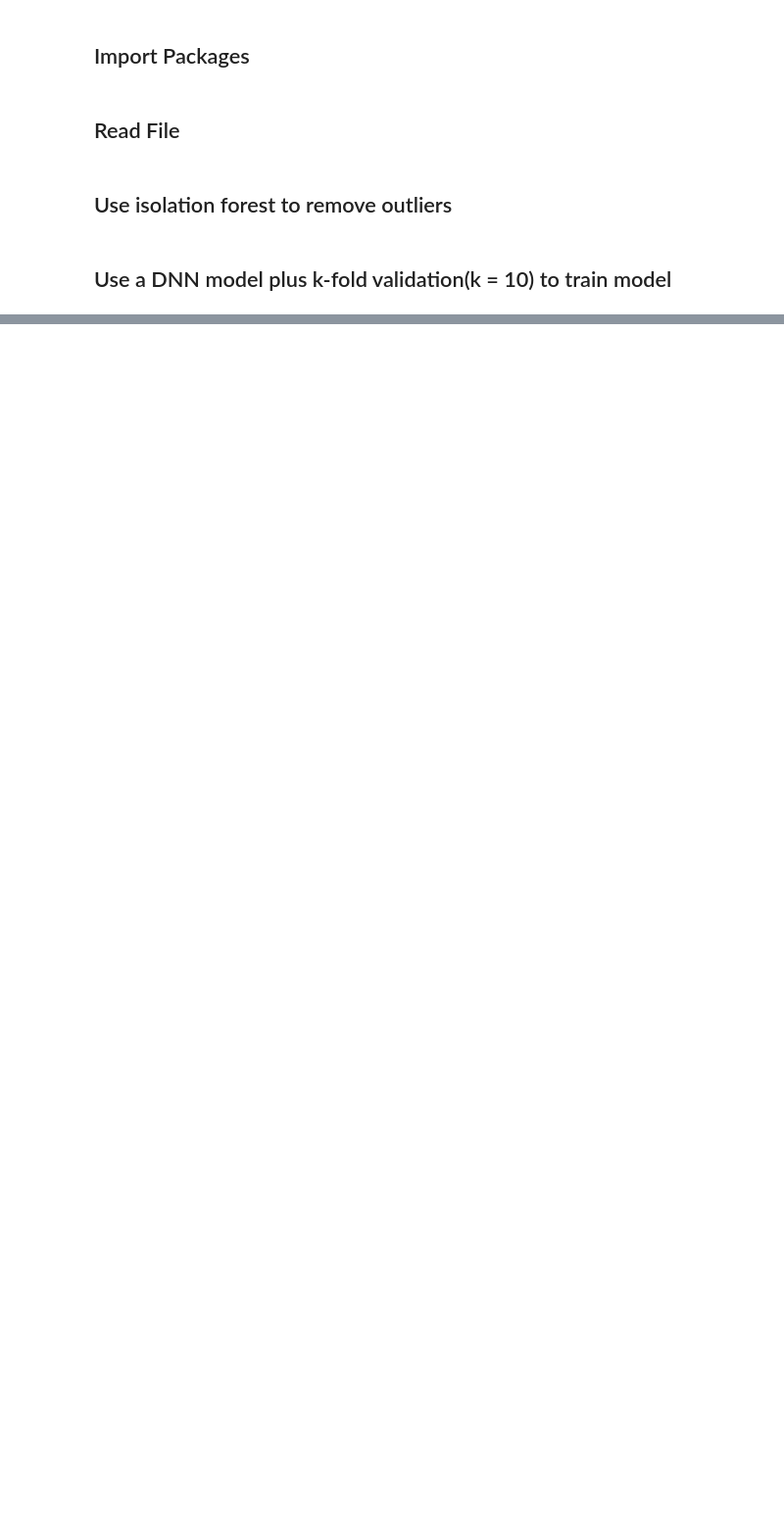
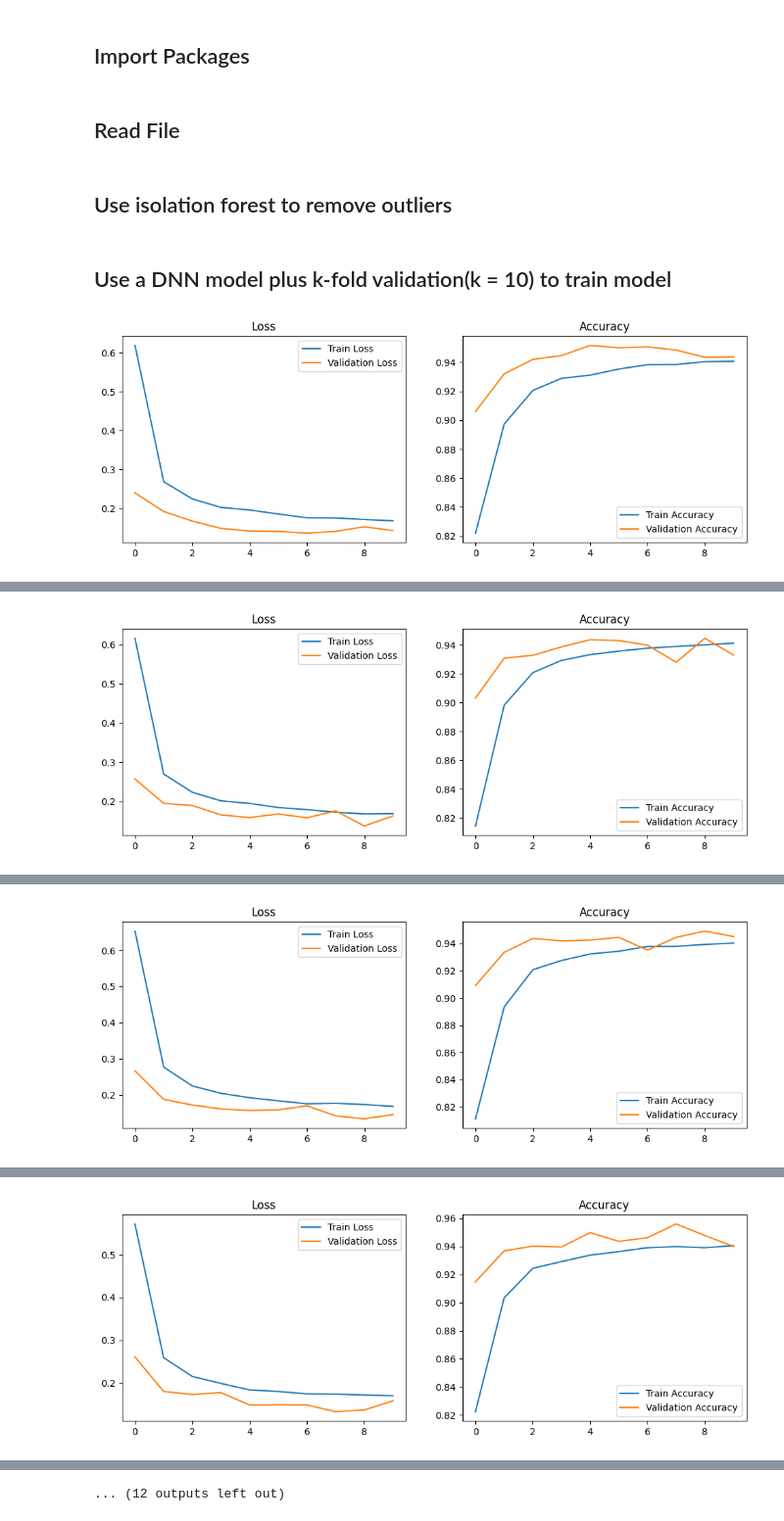
Before and after one commit to NoBugInMyCode/CV_research_project, a Jupyter notebook: ML.ipynb, the cells around one changed output, grey strips where cells are left out. Shown at 98% size. Cells and saved outputs as stored; diff of their text form; code cells hidden in the pictures; blank space fills up the shorter version.

```diff
--- a/ML.ipynb
+++ b/ML.ipynb
@@ -29,47 +32,85 @@ y = y[outliers == -1]
 # %%
 kf = StratifiedKFold(n_splits=10, shuffle=True, random_state=42)
 
-# 为每一折的结果创建空列表
 accuracy = []
+all_y_val = []
+all_y_pred_val = []
 
-# 在k折交叉验证中循环
 for train_index, val_index in kf.split(X, y):
     X_train, X_val = X[train_index], X[val_index]
     y_train, y_val = y[train_index], y[val_index]
 
-    # 2. 定义深度学习模型
     model = keras.Sequential([
         layers.Dense(256, activation='relu', input_shape=(6,)),
         layers.Dropout(0.5),
         layers.Dense(128, activation='relu'),
         layers.Dropout(0.5),
         layers.Dense(64, activation='relu'),
         layers.Dropout(0.5),
         layers.Dense(1, activation='sigmoid')
     ])
 
     model.compile(optimizer='adam', loss='binary_crossentropy', metrics=['accuracy'])
+    history = model.fit(X_train, y_train, epochs=10, batch_size=32, validation_data=(X_val, y_val), verbose=0)
 
-    # 3. 训练模型
-    history = model.fit(X_train, y_train, epochs=10, batch_size=32, validation_data=(X_val, y_val), verbose=1)
     plt.figure(figsize=(12, 4))
 
     plt.subplot(1, 2, 1)
     plt.plot(history.history['loss'], label='Train Loss')
     plt.plot(history.history['val_loss'], label='Validation Loss')
     plt.legend()
     plt.title('Loss')
 
-    # 绘制训练和验证的准确率
     plt.subplot(1, 2, 2)
     plt.plot(history.history['accuracy'], label='Train Accuracy')
     plt.plot(history.history['val_accuracy'], label='Validation Accuracy')
     plt.legend()
     plt.title('Accuracy')
 
     plt.show()
-    # 保存验证准确率
+
+    y_pred_val = model.predict(X_val)
+    all_y_val.extend(y_val)
+    all_y_pred_val.extend(y_pred_val)
     accuracy.append(history.history['val_accuracy'][-1])
 
-# 打印平均验证准确率
 print(f"Mean validation accuracy: {sum(accuracy)/len(accuracy):.4f}")
+
+# 在KFold循环结束后绘制ROC、PR曲线和混淆矩阵
+all_y_val = np.array(all_y_val)
+all_y_pred_val = np.array(all_y_pred_val).ravel()
+
+# ROC
+fpr, tpr, thresholds = roc_curve(all_y_val, all_y_pred_val)
+roc_auc = auc(fpr, tpr)
+plt.figure()
+lw = 2
+plt.plot(fpr, tpr, color='darkorange', lw=lw, label='ROC curve (area = %0.2f)' % roc_auc)
+plt.plot([0, 1], [0, 1], color='navy', lw=lw, linestyle='--')
+plt.xlabel('False Positive Rate')
+plt.ylabel('True Positive Rate')
+plt.title('ROC Curve')
+plt.legend(loc="lower right")
+plt.show()
+
+# PR Curve
+precision, recall, _ = precision_recall_curve(all_y_val, all_y_pred_val)
+plt.figure()
+plt.plot(recall, precision, label='PR Curve')
+plt.xlabel('Recall')
+plt.ylabel('Precision')
+plt.title('Precision-Recall Curve')
+plt.legend(loc="lower left")
+plt.show()
+
+# 混淆矩阵
+matrix = confusion_matrix(all_y_val, np.round(all_y_pred_val))
+disp = ConfusionMatrixDisplay(confusion_matrix=matrix, display_labels=[0, 1])
+disp.plot(cmap=plt.cm.Blues)
+plt.show()
+
+y_pred_class = np.round(all_y_pred_val)
+report = classification_report(all_y_val, y_pred_class, target_names=["background", "signal"])
+print(report)
+# %% [output]
+[figure, added]
@@ -75,0 +118 @@ print(f"Mean validation accuracy: {sum(accuracy)/len(accuracy):.4f}")
+[figure, added]
@@ -75,0 +120 @@ print(f"Mean validation accuracy: {sum(accuracy)/len(accuracy):.4f}")
+[figure, added]
@@ -75,0 +122 @@ print(f"Mean validation accuracy: {sum(accuracy)/len(accuracy):.4f}")
+[figure, added]
@@ -75,0 +128 @@ print(f"Mean validation accuracy: {sum(accuracy)/len(accuracy):.4f}")
+... (12 outputs left out)
```
Also changed, not shown: parts of 3 cells of this notebook.
